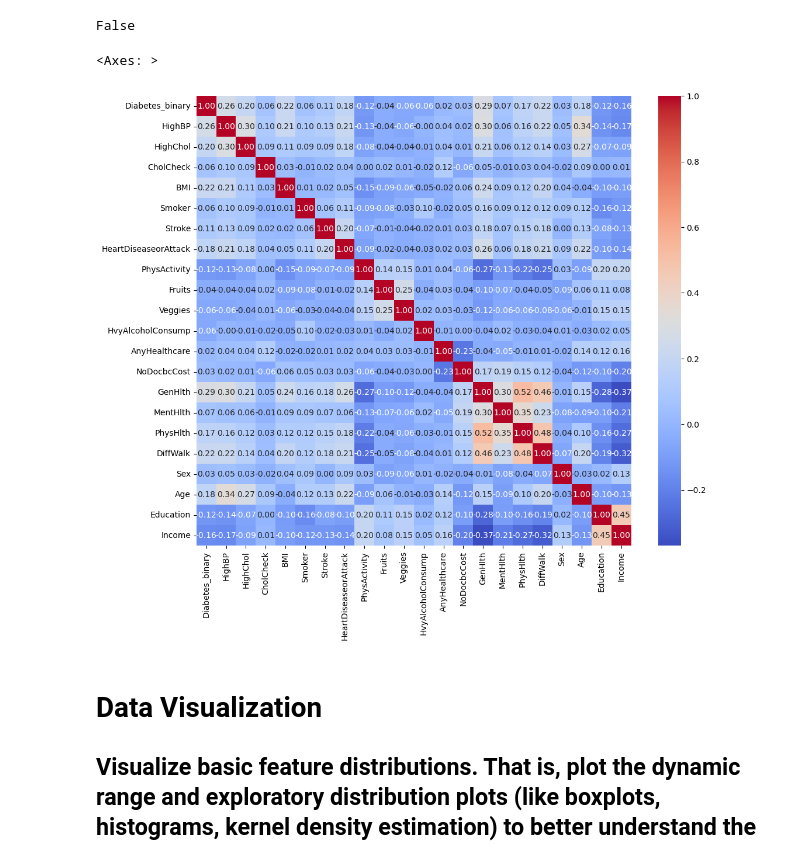
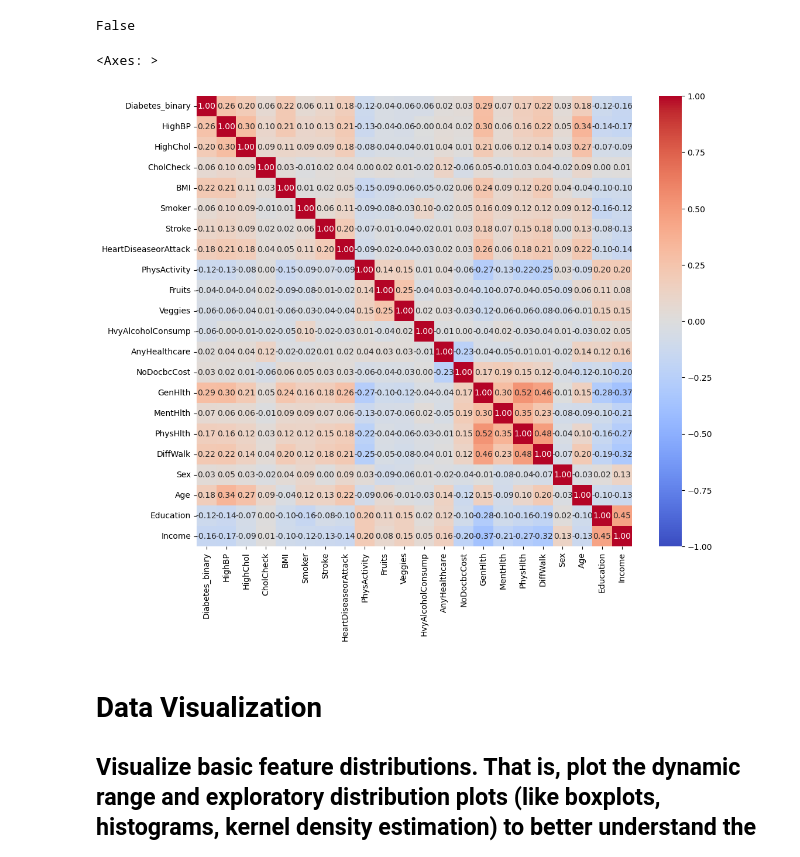
Before and after one commit to 48878679/CS-5324-Lab1, a Jupyter notebook: Lab1/Lab1.ipynb, the cells around one changed output. Cells and saved outputs as stored; diff of their text form; code cells hidden in the pictures.

```diff
--- a/Lab1/Lab1.ipynb
+++ b/Lab1/Lab1.ipynb
@@ -175,11 +175,11 @@ False
 # %%
 # create correlation matrix
 cm = df_copy.corr()
 plt.figure(figsize=(12, 10))
-sns.heatmap(cm, annot=True, cmap="coolwarm", fmt=".2f")
+sns.heatmap(cm, annot=True, cmap="coolwarm", fmt=".2f", vmin = -1, vmax = 1)
 # %% [output]
 <Axes: >
-[figure, old version]
+[figure, new version]
 # %% [markdown]
 # Data Visualization
 ## Visualize basic feature distributions. That is, plot the dynamic range and exploratory distribution plots (like boxplots, histograms, kernel density estimation) to better understand the data. Describe anything meaningful or potentially useful you discover from these visualizations. These may also help to understand what data is missing or needs imputation. Note: You can also use data from other sources to bolster visualizations. Visualize at least five plots, at least one categorical.
```
